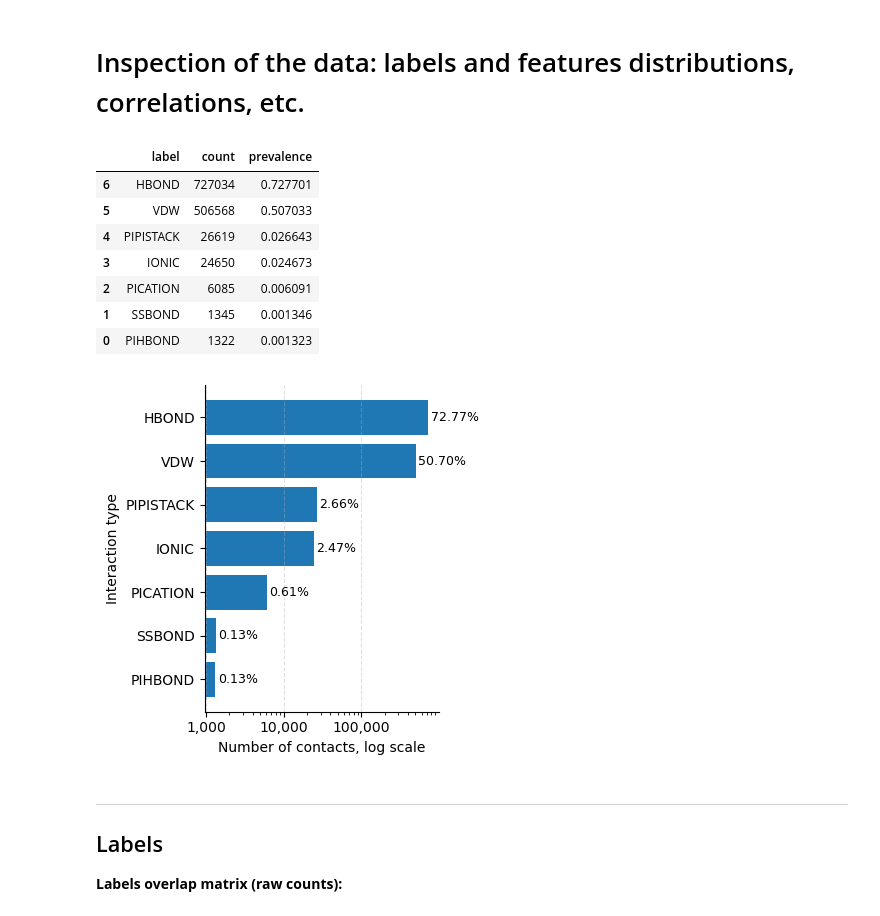
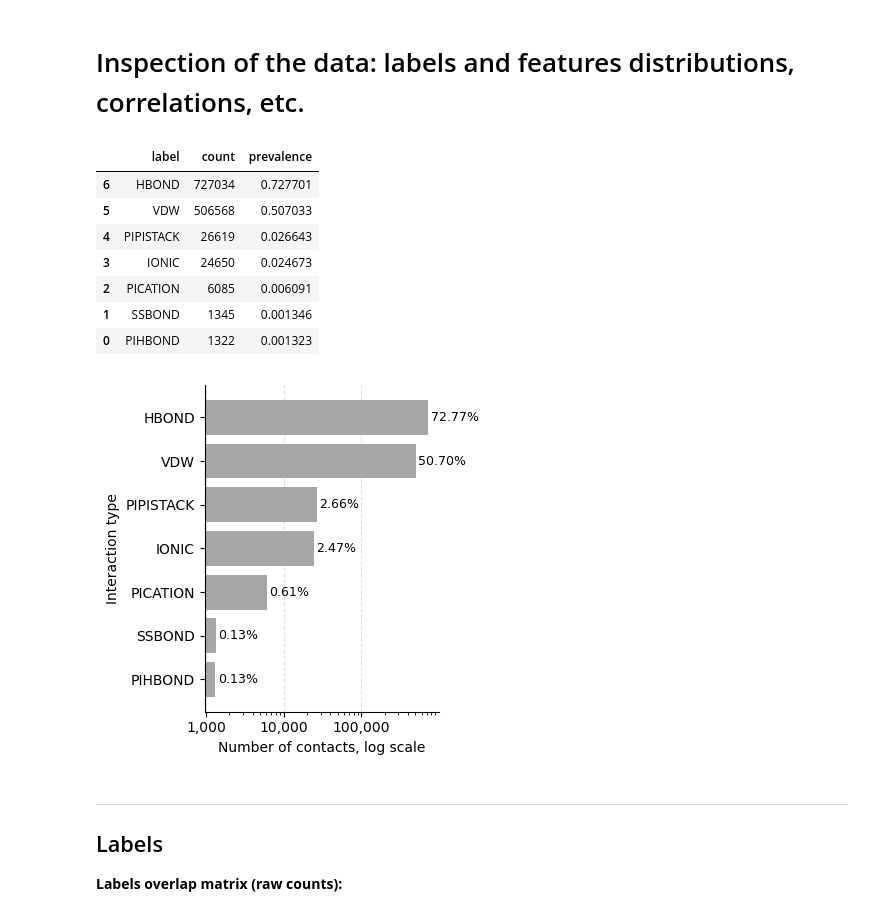
Before and after one commit to miriamzara/SB_Project, a Jupyter notebook: 0_features_inspection.ipynb, the cells around one changed output. Saved outputs shown, nothing was run; the diff lists cells and outputs as text; code cells hidden in the pictures.

```diff
--- a/0_features_inspection.ipynb
+++ b/0_features_inspection.ipynb
@@ -58,7 +60,7 @@ display(label_summary_df)
 # Report-quality horizontal bar plot
 fig, ax = plt.subplots(figsize=(4, 4))
 
-ax.barh(label_counts.index, label_counts.values)
+ax.barh(label_counts.index, label_counts.values, color = "grey", alpha=0.7)
 
 ax.set_xscale("log")
 ax.set_xlabel("Number of contacts, log scale")
@@ -79,34 +81,34 @@ for label, count in label_counts.items():
     prevalence = label_prevalence.loc[label]
     ax.text(
         count * 1.08,
         label,
         f"{prevalence:.2%}",
         va="center",
         fontsize=9
     )
 
 for spine in ["top", "right"]:
     ax.spines[spine].set_visible(False)
 
 fig.tight_layout()
 os.makedirs("report_figures", exist_ok=True)
 fig.savefig(
     "report_figures/label_frequency.pdf",
     dpi=300,
     bbox_inches="tight"
 )
 
 plt.show()
 # %% [output]
 |  | label | count | prevalence |
 | 6 | HBOND | 727034 | 0.727701 |
 | 5 | VDW | 506568 | 0.507033 |
 | 4 | PIPISTACK | 26619 | 0.026643 |
 | 3 | IONIC | 24650 | 0.024673 |
 | 2 | PICATION | 6085 | 0.006091 |
 | 1 | SSBOND | 1345 | 0.001346 |
 | 0 | PIHBOND | 1322 | 0.001323 |
-[figure, old version]
+[figure, new version]
 # %% [markdown]
 ---
 ## Labels
```
Also changed, not shown: parts of 14 cells of this notebook, 6 other files.
